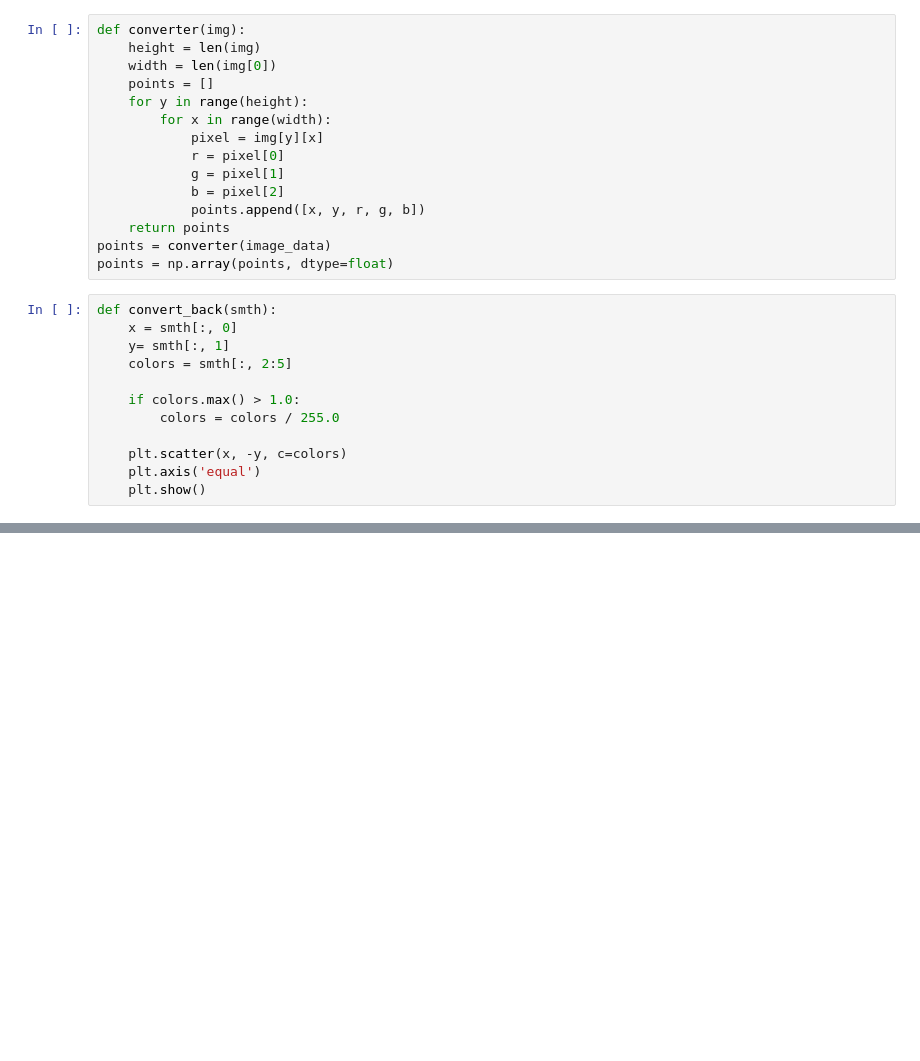
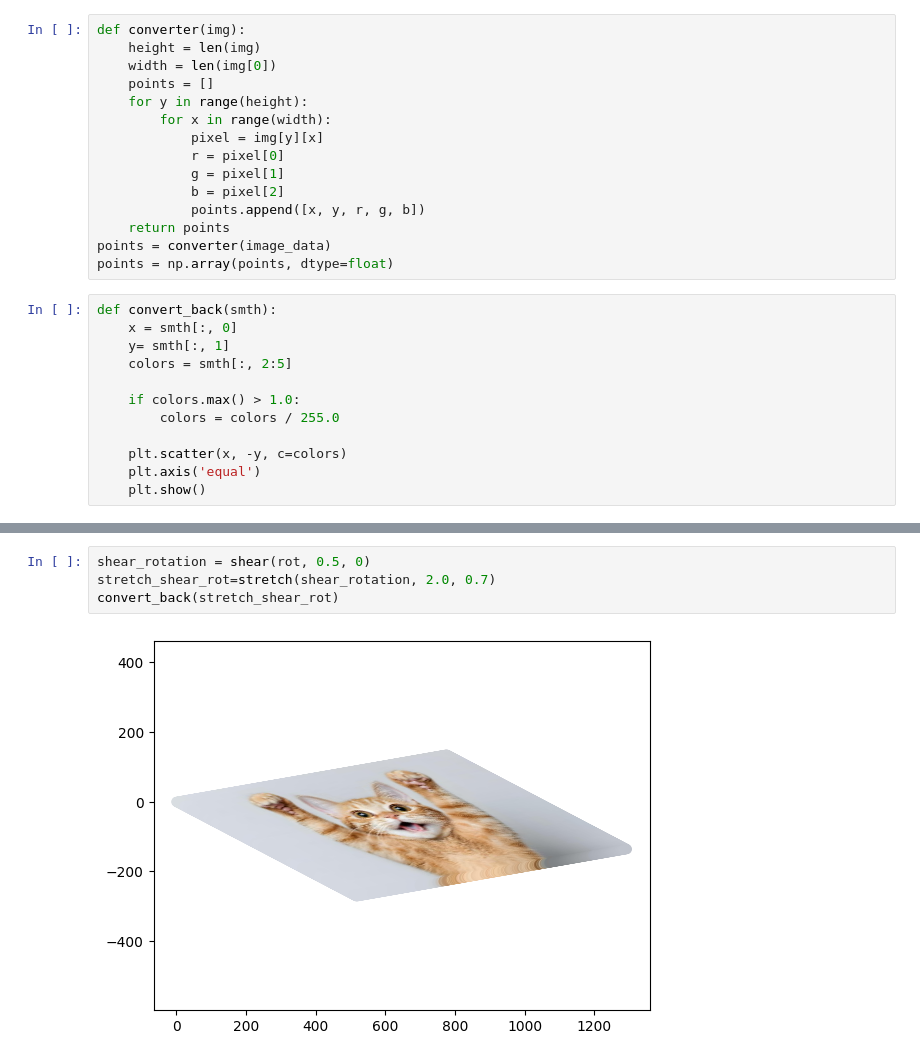
Before and after one commit to AnnaAkhlamova/lab1_linear_algebra, a Jupyter notebook: lab1.ipynb, the cells around one changed output, grey strips where cells are left out. Saved outputs shown, nothing was run; the diff lists cells and outputs as text; blank space fills up the shorter version.

```diff
--- a/lab1.ipynb
+++ b/lab1.ipynb
@@ -105,0 +112,6 @@ convert_back(ref)
+# %%
+shear_rotation = shear(rot, 0.5, 0)
+stretch_shear_rot=stretch(shear_rotation, 2.0, 0.7)
+convert_back(stretch_shear_rot)
+# %% [output]
+[figure, added]
```
Also changed, not shown: parts of 11 cells of this notebook.
